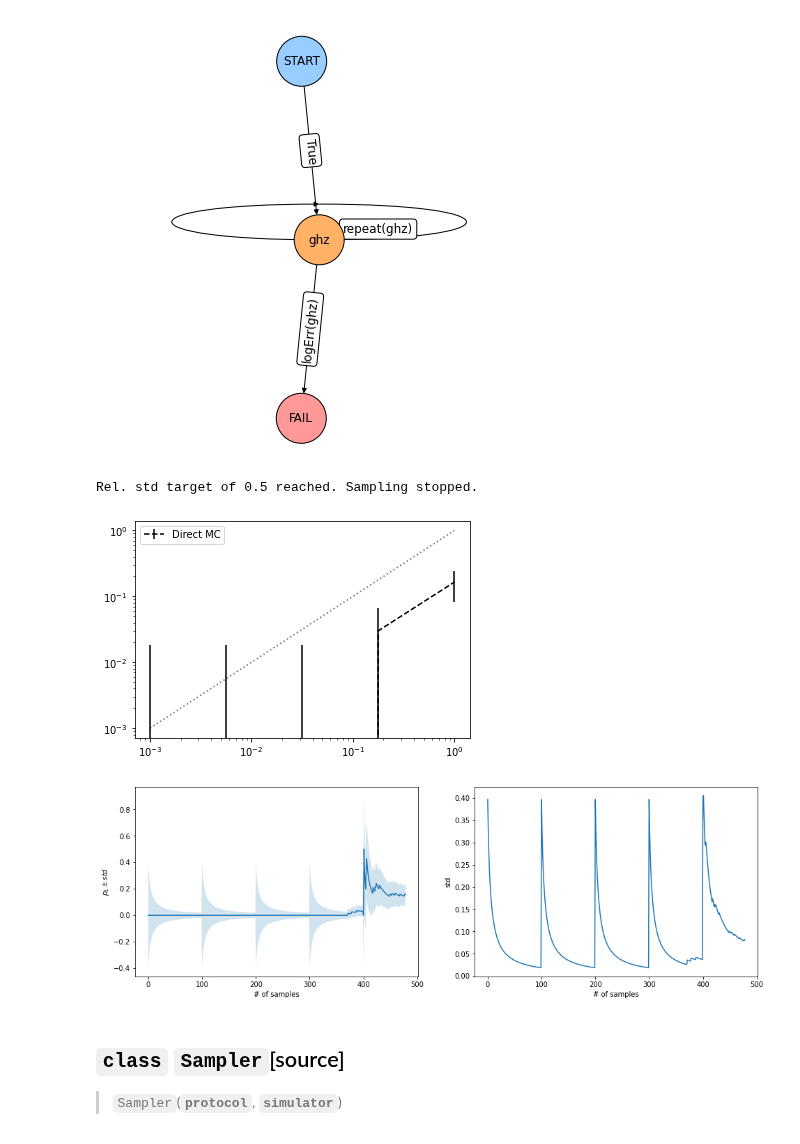
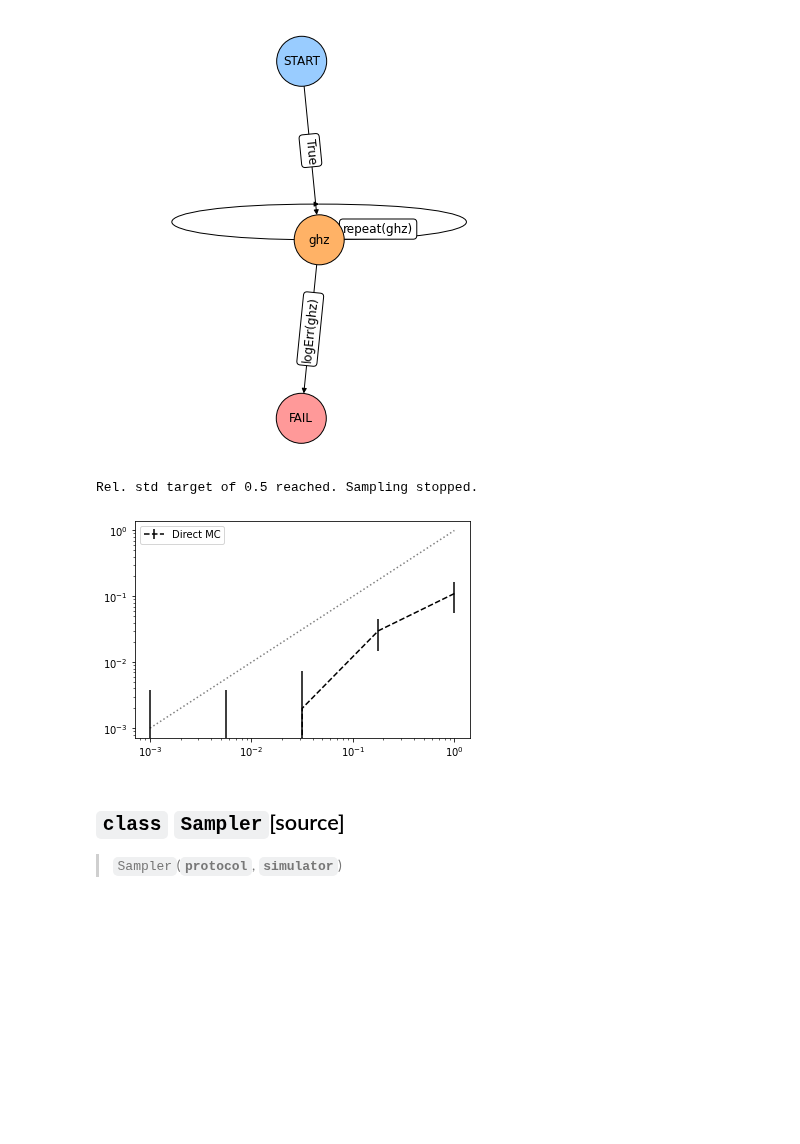
Before and after one commit to dpwinter/qsample, a Jupyter notebook: 05b_samplers.protocol_samplers.ipynb, the cells around one changed output. Saved outputs shown, nothing was run; the diff lists cells and outputs as text; code cells hidden in the pictures; blank space fills up the shorter version.

```diff
--- a/05b_samplers.protocol_samplers.ipynb
+++ b/05b_samplers.protocol_samplers.ipynb
@@ -117,7 +121,7 @@ def repeat(m):
     return len(m) < 3 and m[-1] == 1
 
 def logErr(m):
-    return len(m) >= 3 and m[-1] == 1 and m[-2] == 1 and m[-3] == 1
+    return len(m) >= 3 and m == [1,1,1]
 
 functions = {'logErr': logErr, 'repeat': repeat}
 
@@ -136,25 +140,28 @@ draw_protocol(g, figsize=(6,6))
 # %%
 #slow
 
 from qsam.simulators.chp import ChpSimulator
+from qsam.simulators.projectq import StateVectorSimulator
 
 sample_range = np.logspace(-3,0,5)
-err_params = {'p': 1}
+err_params = {'p': sample_range}
 
-sam = Sampler(g, ChpSimulator)
-sam.setup(sample_range, err_params)
+fault_gen = Depolarizing(err_params)
+sam = Sampler(g, ChpSimulator, fault_gen)
+# sam = Sampler(g, StateVectorSimulator)
+
+# sam.setup(sample_range, err_params)
 
 callbacks = [
     cb.RelStdTarget(target=0.5),
     cb.PlotStats(sample_range),
-    cb.StatsPerSample(),
     # cb.VerboseCircuitExec()
 ]
-sam.run(n_samples=100, callbacks=callbacks)
+
+sam.run(n_samples=500, callbacks=callbacks)
 # %% [output]
 Rel. std target of 0.5 reached. Sampling stopped.
-[figure, old version]
+[figure, new version]
-[figure, removed]
 # %%
 show_doc(Sampler)
 # %% [output]
```
Also changed, not shown: parts of 8 cells of this notebook, 47 other files.
